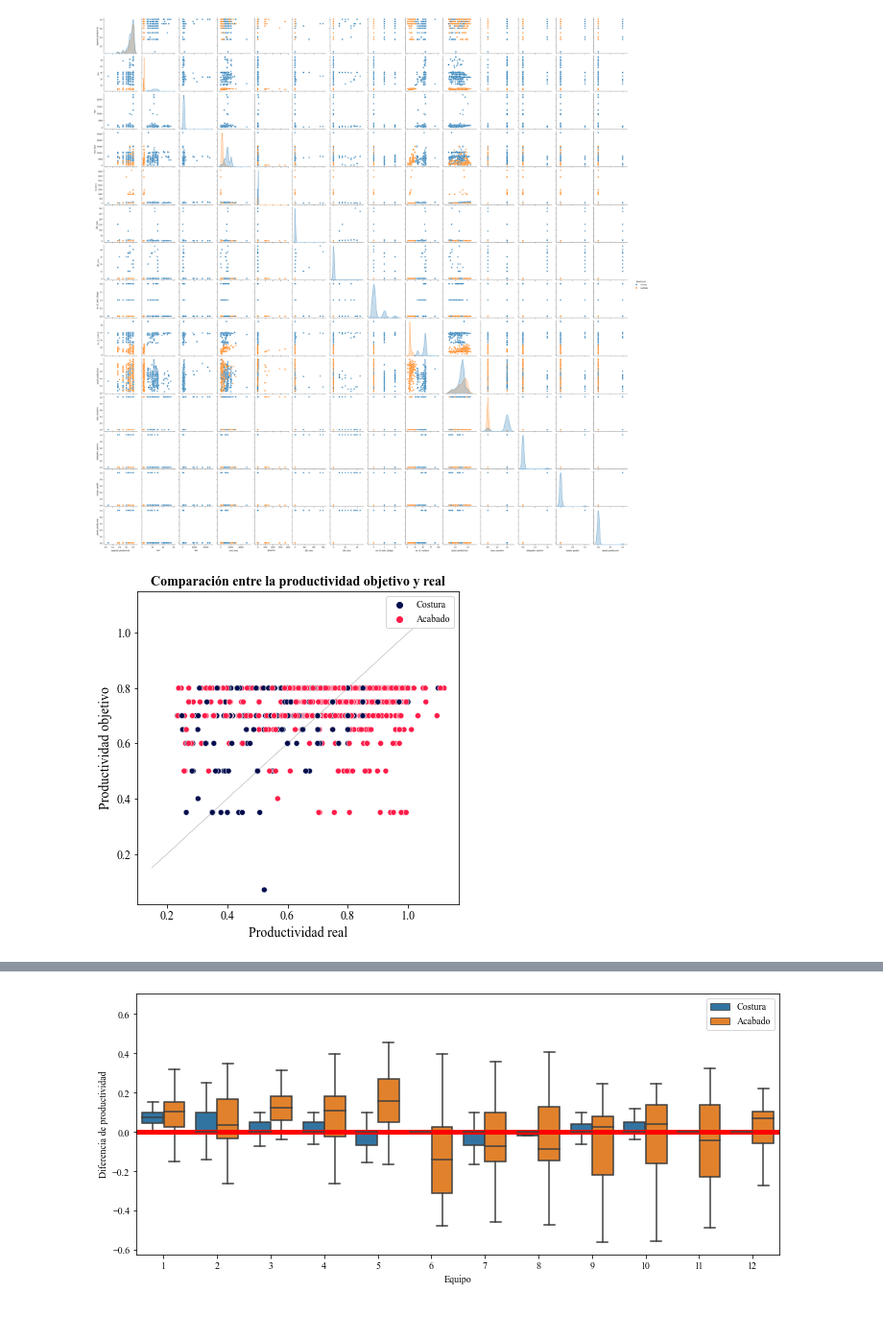
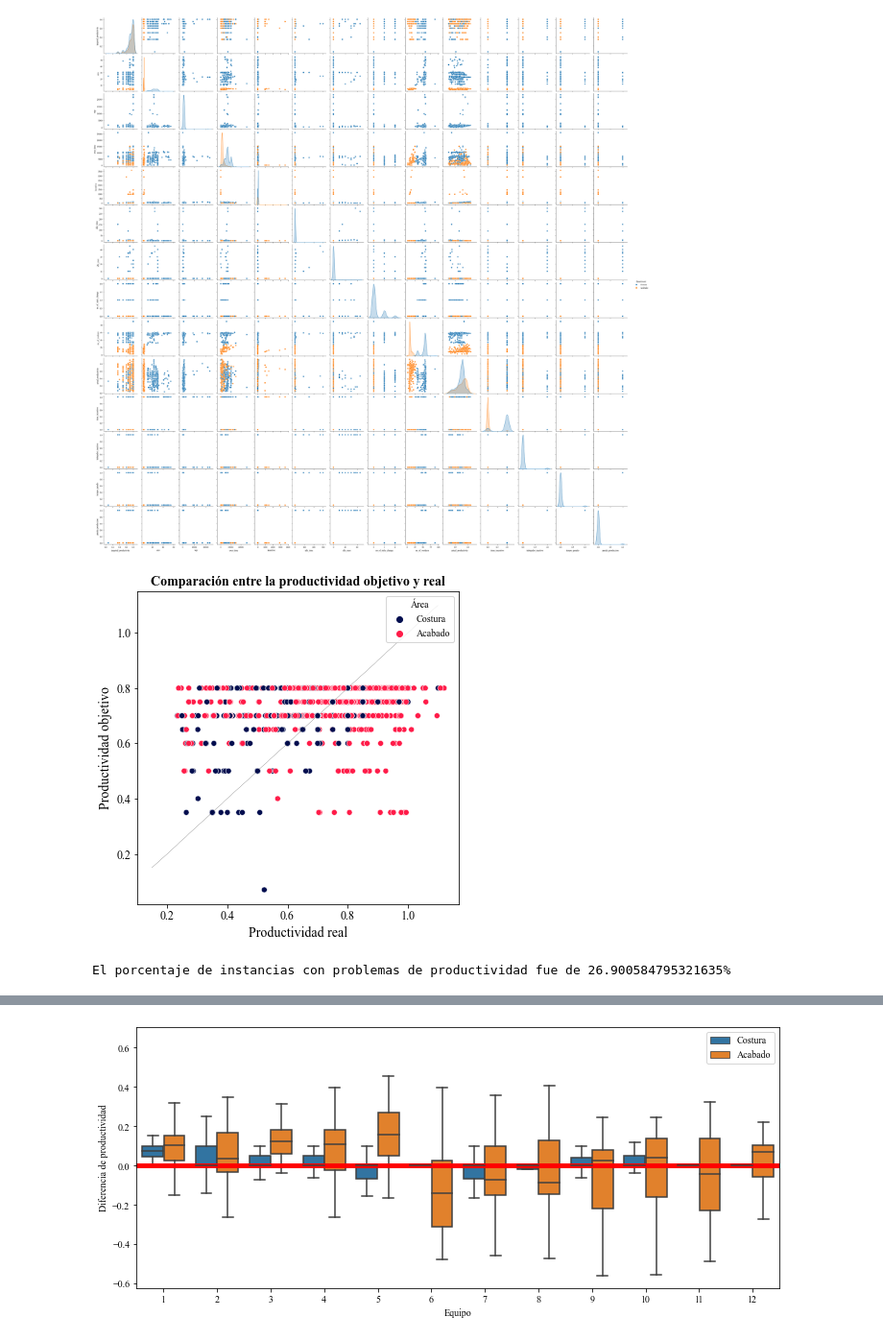
Before and after one commit to ejhoan/Proyecto-ML, a Jupyter notebook: Exploración_inicial.ipynb, the cells around one changed output, grey strips where cells are left out. Shown at 96% size. Drawn from its saved outputs; the diff is of its cells as text; code cells hidden in the pictures.

```diff
--- a/Exploración_inicial.ipynb
+++ b/Exploración_inicial.ipynb
@@ -119,35 +144,39 @@ plt.rcParams.update({'font.sans-serif':'Times New Roman'})
 # %%
 # Existe una diferencia entre la productividad real y la objetivo
 
 palette = ['#030E4F', '#FF1C49']
 diagonal_line = np.arange(0.15,1.15,0.05)
 
 plt.figure(figsize=(6, 6))
 
 sns.lineplot(x=diagonal_line, y=diagonal_line, color='#000000', ls='--', linewidth=0.25)
 sns.scatterplot(data=data
                 , x='actual_productivity'
                 , y='targeted_productivity'
                 , hue='department'
                 , s=35
                 , palette=palette)
 
 plt.title('Comparación entre la productividad objetivo y real'
           , fontsize=14
           , weight = 'bold')
 plt.ylabel('Productividad objetivo'
            , fontsize=14)
 plt.xlabel('Productividad real'
            , fontsize=14)
 plt.xticks(fontsize=12)
 plt.yticks(fontsize=12)
-plt.legend(loc='upper right')
+plt.legend(loc='upper right', title='Área')
 
 plt.show()
 # %% [output]
-[figure, old version]
+[figure, new version]
 # %%
 # Calcular la diferencia entre la productividad real y objetivo.
 # Un número negativo indica que la productividad real estuvo por debajo de la objetivo
 data['diferencia_productividad'] = data['actual_productivity'] - data['targeted_productivity']
 data['problema_productividad'] = data['diferencia_productividad'].apply(lambda x: 1 if x<0 else 0)
+# %%
+print('El porcentaje de instancias con problemas de productividad fue de {}%'.format((data[data['problema_productividad'] == 1].shape[0] / data.shape[0]) * 100))
+# %% [output]
+El porcentaje de instancias con problemas de productividad fue de 26.900584795321635%
```
Also changed, not shown: parts of 19 cells of this notebook, 1 other file.
